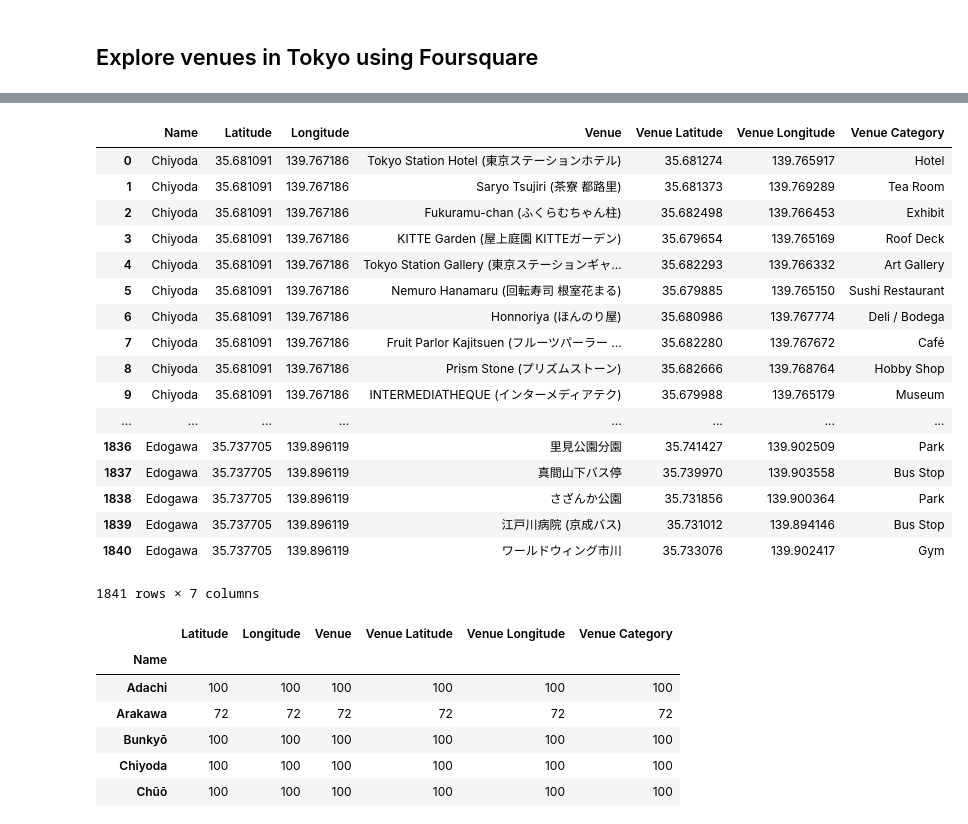
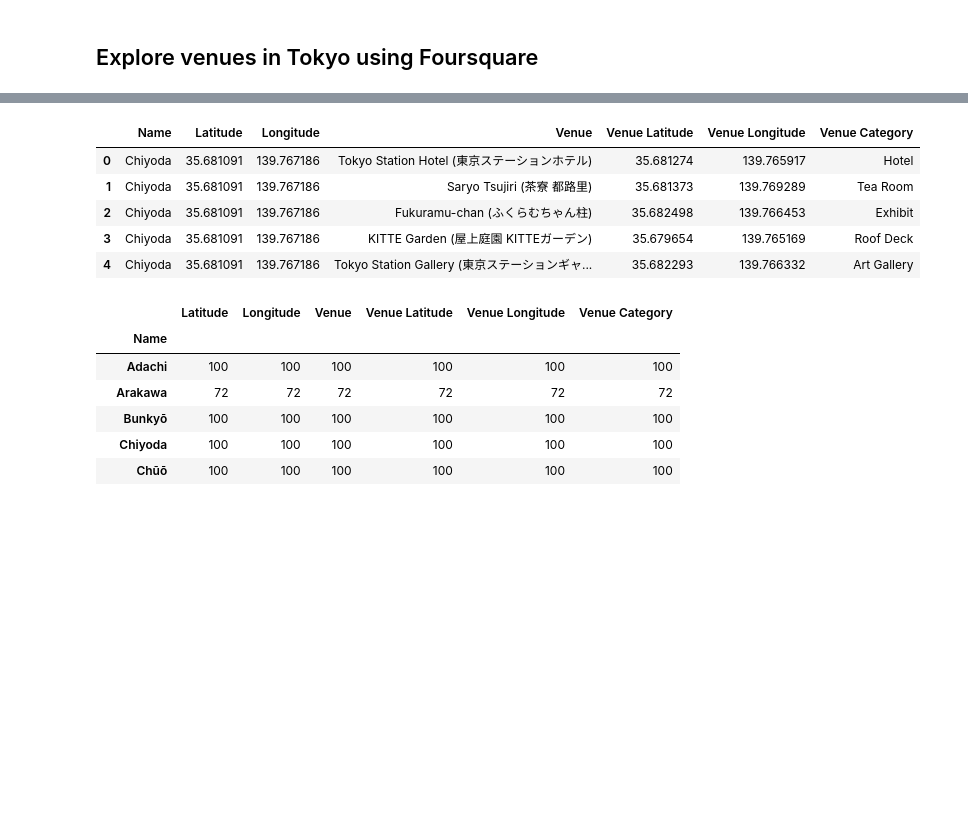
Before and after one commit to VeraDJW/Applied_data_science_capstone, a Jupyter notebook: Capstone project.ipynb, the cells around one changed output, grey strips where cells are left out. Saved outputs shown, nothing was run; the diff lists cells and outputs as text; code cells hidden in the pictures; blank space fills up the shorter version.

```diff
--- a/Capstone project.ipynb
+++ b/Capstone project.ipynb
@@ -168,24 +132,12 @@ Edogawa
 # %%
-Tokyo
+Tokyo.head()
 # %% [output]
 |  | Name | Latitude | Longitude | Venue | Venue Latitude | Venue Longitude | Venue Category |
 | 0 | Chiyoda | 35.681091 | 139.767186 | Tokyo Station Hotel (東京ステーションホテル) | 35.681274 | 139.765917 | Hotel |
 | 1 | Chiyoda | 35.681091 | 139.767186 | Saryo Tsujiri (茶寮 都路里) | 35.681373 | 139.769289 | Tea Room |
 | 2 | Chiyoda | 35.681091 | 139.767186 | Fukuramu-chan (ふくらむちゃん柱) | 35.682498 | 139.766453 | Exhibit |
 | 3 | Chiyoda | 35.681091 | 139.767186 | KITTE Garden (屋上庭園 KITTEガーデン) | 35.679654 | 139.765169 | Roof Deck |
 | 4 | Chiyoda | 35.681091 | 139.767186 | Tokyo Station Gallery (東京ステーションギャ... | 35.682293 | 139.766332 | Art Gallery |
-| 5 | Chiyoda | 35.681091 | 139.767186 | Nemuro Hanamaru (回転寿司 根室花まる) | 35.679885 | 139.765150 | Sushi Restaurant |
-| 6 | Chiyoda | 35.681091 | 139.767186 | Honnoriya (ほんのり屋) | 35.680986 | 139.767774 | Deli / Bodega |
-| 7 | Chiyoda | 35.681091 | 139.767186 | Fruit Parlor Kajitsuen (フルーツパーラー ... | 35.682280 | 139.767672 | Café |
-| 8 | Chiyoda | 35.681091 | 139.767186 | Prism Stone (プリズムストーン) | 35.682666 | 139.768764 | Hobby Shop |
-| 9 | Chiyoda | 35.681091 | 139.767186 | INTERMEDIATHEQUE (インターメディアテク) | 35.679988 | 139.765179 | Museum |
-| ... | ... | ... | ... | ... | ... | ... | ... |
-| 1836 | Edogawa | 35.737705 | 139.896119 | 里見公園分園 | 35.741427 | 139.902509 | Park |
-| 1837 | Edogawa | 35.737705 | 139.896119 | 真間山下バス停 | 35.739970 | 139.903558 | Bus Stop |
-| 1838 | Edogawa | 35.737705 | 139.896119 | さざんか公園 | 35.731856 | 139.900364 | Park |
-| 1839 | Edogawa | 35.737705 | 139.896119 | 江戸川病院 (京成バス) | 35.731012 | 139.894146 | Bus Stop |
-| 1840 | Edogawa | 35.737705 | 139.896119 | ワールドウィング市川 | 35.733076 | 139.902417 | Gym |
-1841 rows × 7 columns
 # %%
 Tokyo.groupby('Name').count()
 # %% [output]
```
Also changed, not shown: parts of 7 cells of this notebook.
